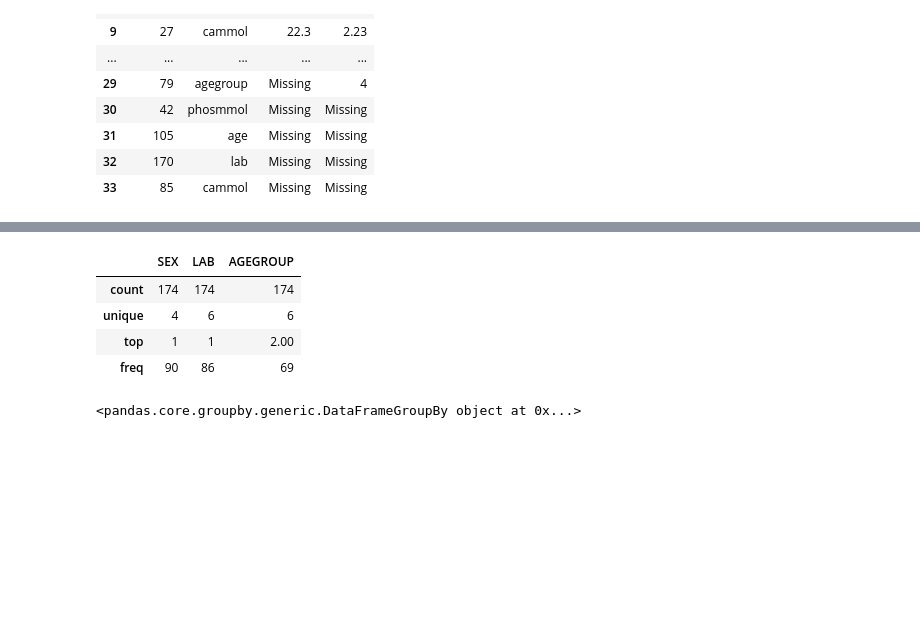
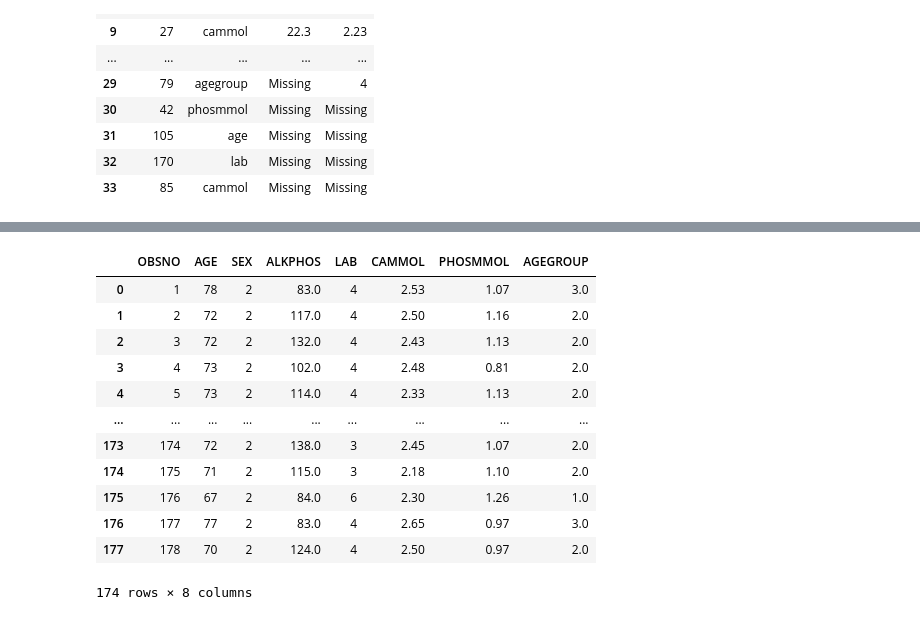
Before and after one commit to anoushkrit/assess, a Jupyter notebook: clean/clean.ipynb, the cells around one changed output, grey strips where cells are left out. Cells and saved outputs as stored; diff of their text form; code cells hidden in the pictures; blank space fills up the shorter version.

```diff
--- a/clean/clean.ipynb
+++ b/clean/clean.ipynb
@@ -12,6 +44,7 @@ Index(['OBSNO', 'variable', 'problem', 'correct'], dtype='object')
 
 reference_df = reference_df.replace('phosmol', 'phosmmol')
 reference_df = reference_df.replace('Phosmol', 'phosmmol')
+calcium_df = calcium_df.replace('PSHOM', 'phosmmol')
 
 reference_df
 # %% [output]
@@ -50,0 +113,6 @@ print(calcium_df.shape)
+# %%
+# Changing the dtype of the columns to
+calcium_df[['AGE', 'LAB']] = calcium_df[['AGE', 'LAB']].astype('int64')
+calcium_df[['ALKPHOS', 'CAMMOL', 'PHOSMMOL', 'AGEGROUP']] = calcium_df[['ALKPHOS', 'CAMMOL', 'PHOSMMOL', 'AGEGROUP']].astype('float64')
+
+calcium_df.info()
@@ -52,13 +136,18 @@ print(calcium_df.shape)
 calcium_df.to_csv("check.csv")
 # %%
 calcium_df[['SEX', 'LAB', 'AGEGROUP']].describe()
+calcium_df
 # %% [output]
-|  | SEX | LAB | AGEGROUP |
-| count | 174 | 174 | 174 |
-| unique | 4 | 6 | 6 |
-| top | 1 | 1 | 2.00 |
-| freq | 90 | 86 | 69 |
+|  | OBSNO | AGE | SEX | ALKPHOS | LAB | CAMMOL | PHOSMMOL | AGEGROUP |
+| 0 | 1 | 78 | 2 | 83.0 | 4 | 2.53 | 1.07 | 3.0 |
+| 1 | 2 | 72 | 2 | 117.0 | 4 | 2.50 | 1.16 | 2.0 |
+| 2 | 3 | 72 | 2 | 132.0 | 4 | 2.43 | 1.13 | 2.0 |
+| 3 | 4 | 73 | 2 | 102.0 | 4 | 2.48 | 0.81 | 2.0 |
+| 4 | 5 | 73 | 2 | 114.0 | 4 | 2.33 | 1.13 | 2.0 |
+| ... | ... | ... | ... | ... | ... | ... | ... | ... |
+| 173 | 174 | 72 | 2 | 138.0 | 3 | 2.45 | 1.07 | 2.0 |
+| 174 | 175 | 71 | 2 | 115.0 | 3 | 2.18 | 1.10 | 2.0 |
+| 175 | 176 | 67 | 2 | 84.0 | 6 | 2.30 | 1.26 | 1.0 |
+| 176 | 177 | 77 | 2 | 83.0 | 4 | 2.65 | 0.97 | 3.0 |
+| 177 | 178 | 70 | 2 | 124.0 | 4 | 2.50 | 0.97 | 2.0 |
+174 rows × 8 columns
-# %%
-calcium_df.groupby('SEX')
-# %% [output]
-<pandas.core.groupby.generic.DataFrameGroupBy object at 0x...>
```
Also changed, not shown: parts of 5 cells of this notebook, 3 other files.
